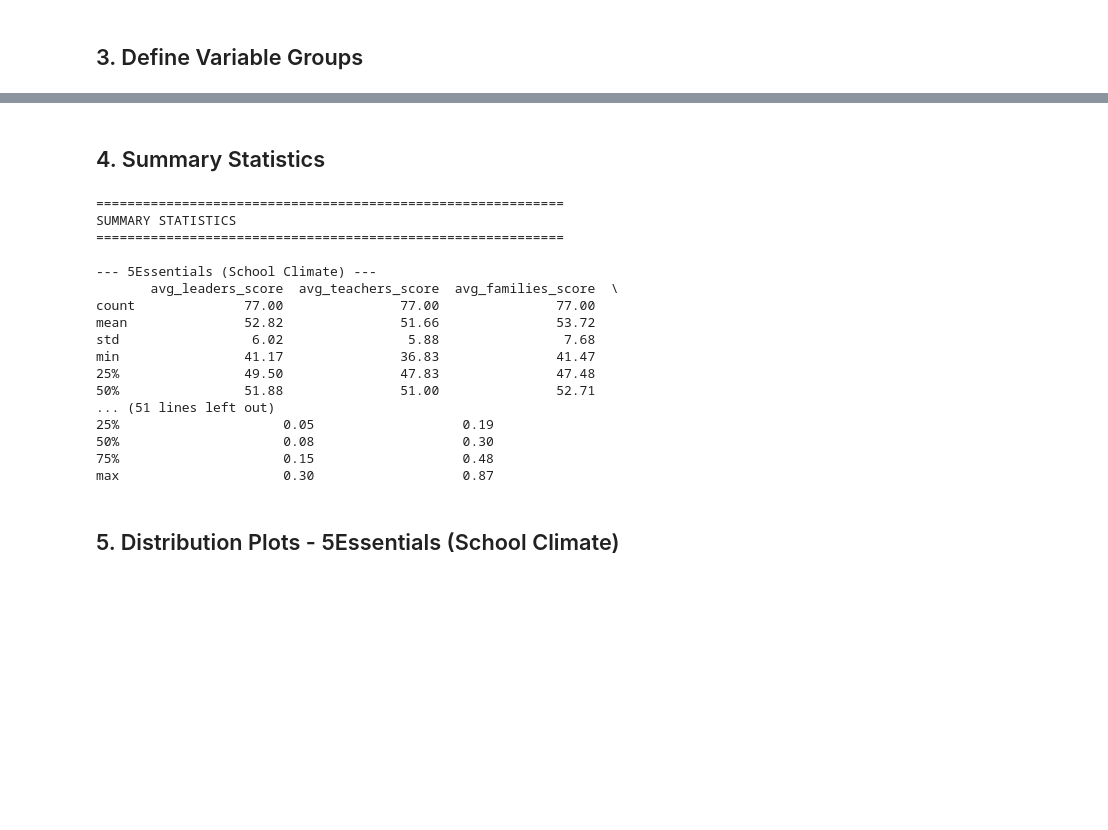
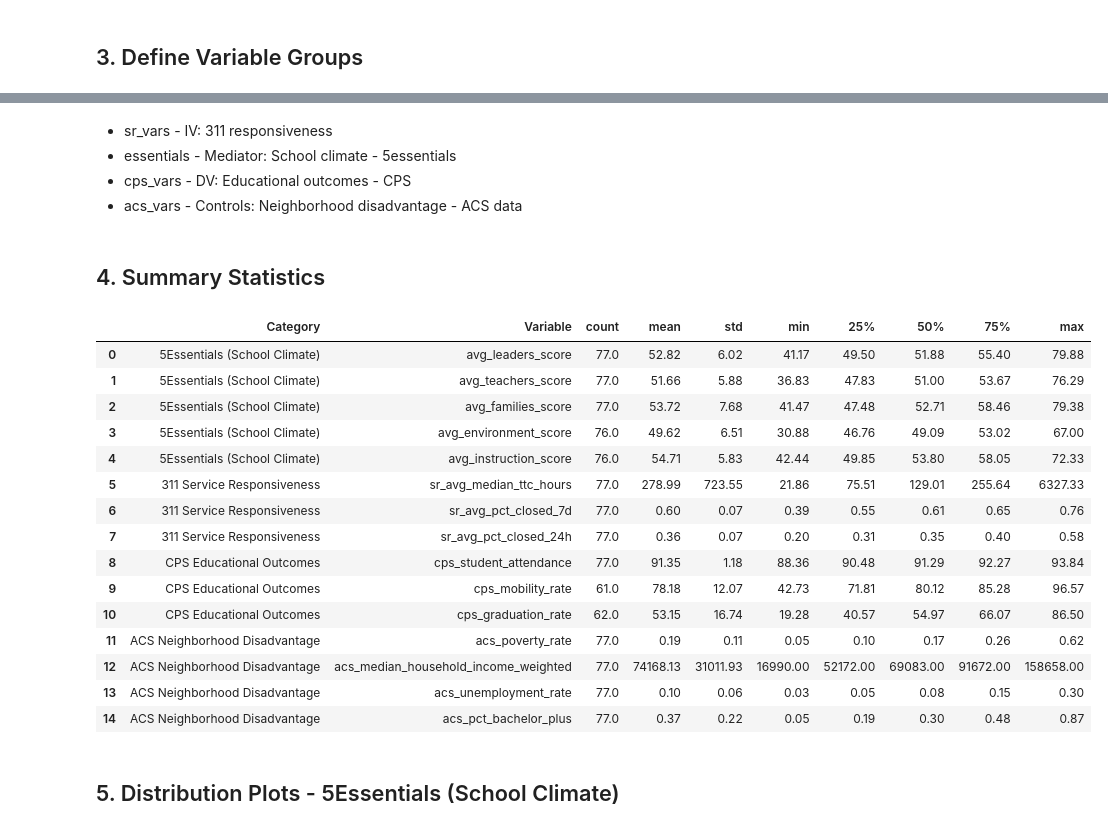
Before and after one commit to yiwang43/spatial-edu-inequality, a Jupyter notebook: eda_analysis.ipynb, the cells around one changed output, grey strips where cells are left out. Cells and saved outputs as stored; diff of their text form; code cells hidden in the pictures; blank space fills up the shorter version.

```diff
--- a/eda_analysis.ipynb
+++ b/eda_analysis.ipynb
@@ -112,39 +92,48 @@ Variable groups defined!
+# %% [markdown]
+* sr_vars - IV: 311 responsiveness
+* essentials - Mediator: School climate - 5essentials
+* cps_vars - DV: Educational outcomes - CPS
+* acs_vars - Controls: Neighborhood disadvantage - ACS data
 # %% [markdown]
 ## 4. Summary Statistics
-# %%
-print('='*60)
-print('SUMMARY STATISTICS')
-print('='*60)
-
-print('\n--- 5Essentials (School Climate) ---')
-print(df[essentials].describe().round(2))
-
-print('\n--- 311 Service Responsiveness ---')
-print(df[sr_vars].describe().round(2))
-
-print('\n--- CPS Educational Outcomes ---')
-print(df[cps_vars].describe().round(2))
-
-print('\n--- ACS Neighborhood Disadvantage ---')
-print(df[acs_vars].describe().round(2))
-# %% [output]
-============================================================
-SUMMARY STATISTICS
-============================================================
-
---- 5Essentials (School Climate) ---
-       avg_leaders_score  avg_teachers_score  avg_families_score  \
-count              77.00               77.00               77.00
-mean               52.82               51.66               53.72
-std                 6.02                5.88                7.68
-min                41.17               36.83               41.47
-25%                49.50               47.83               47.48
-50%                51.88               51.00               52.71
-... (51 lines left out)
-25%                     0.05                   0.19
-50%                     0.08                   0.30
-75%                     0.15                   0.48
-max                     0.30                   0.87
+# %%
+def create_summary_with_category(df, vars_list, category_name):
+    summary = df[vars_list].describe().round(2).T  # Transpose
+    summary['Category'] = category_name
+    summary = summary.reset_index().rename(columns={'index': 'Variable'})
+    return summary
+
+# Create summaries
+summary_5e = create_summary_with_category(df, essentials, '5Essentials (School Climate)')
+summary_311 = create_summary_with_category(df, sr_vars, '311 Service Responsiveness')
+summary_cps = create_summary_with_category(df, cps_vars, 'CPS Educational Outcomes')
+summary_acs = create_summary_with_category(df, acs_vars, 'ACS Neighborhood Disadvantage')
+
+# Combine all
+df_summary = pd.concat([summary_5e, summary_311, summary_cps, summary_acs], ignore_index=True)
+
+# Reorder columns
+df_summary = df_summary[['Category', 'Variable', 'count', 'mean', 'std', 'min', '25%', '50%', '75%', 'max']]
+
+# Display
+df_summary
+# %% [output]
+|  | Category | Variable | count | mean | std | min | 25% | 50% | 75% | max |
+| 0 | 5Essentials (School Climate) | avg_leaders_score | 77.0 | 52.82 | 6.02 | 41.17 | 49.50 | 51.88 | 55.40 | 79.88 |
+| 1 | 5Essentials (School Climate) | avg_teachers_score | 77.0 | 51.66 | 5.88 | 36.83 | 47.83 | 51.00 | 53.67 | 76.29 |
+| 2 | 5Essentials (School Climate) | avg_families_score | 77.0 | 53.72 | 7.68 | 41.47 | 47.48 | 52.71 | 58.46 | 79.38 |
+| 3 | 5Essentials (School Climate) | avg_environment_score | 76.0 | 49.62 | 6.51 | 30.88 | 46.76 | 49.09 | 53.02 | 67.00 |
+| 4 | 5Essentials (School Climate) | avg_instruction_score | 76.0 | 54.71 | 5.83 | 42.44 | 49.85 | 53.80 | 58.05 | 72.33 |
+| 5 | 311 Service Responsiveness | sr_avg_median_ttc_hours | 77.0 | 278.99 | 723.55 | 21.86 | 75.51 | 129.01 | 255.64 | 6327.33 |
+| 6 | 311 Service Responsiveness | sr_avg_pct_closed_7d | 77.0 | 0.60 | 0.07 | 0.39 | 0.55 | 0.61 | 0.65 | 0.76 |
+| 7 | 311 Service Responsiveness | sr_avg_pct_closed_24h | 77.0 | 0.36 | 0.07 | 0.20 | 0.31 | 0.35 | 0.40 | 0.58 |
+| 8 | CPS Educational Outcomes | cps_student_attendance | 77.0 | 91.35 | 1.18 | 88.36 | 90.48 | 91.29 | 92.27 | 93.84 |
+| 9 | CPS Educational Outcomes | cps_mobility_rate | 61.0 | 78.18 | 12.07 | 42.73 | 71.81 | 80.12 | 85.28 | 96.57 |
+| 10 | CPS Educational Outcomes | cps_graduation_rate | 62.0 | 53.15 | 16.74 | 19.28 | 40.57 | 54.97 | 66.07 | 86.50 |
+| 11 | ACS Neighborhood Disadvantage | acs_poverty_rate | 77.0 | 0.19 | 0.11 | 0.05 | 0.10 | 0.17 | 0.26 | 0.62 |
+| 12 | ACS Neighborhood Disadvantage | acs_median_household_income_weighted | 77.0 | 74168.13 | 31011.93 | 16990.00 | 52172.00 | 69083.00 | 91672.00 | 158658.00 |
+| 13 | ACS Neighborhood Disadvantage | acs_unemployment_rate | 77.0 | 0.10 | 0.06 | 0.03 | 0.05 | 0.08 | 0.15 | 0.30 |
+| 14 | ACS Neighborhood Disadvantage | acs_pct_bachelor_plus | 77.0 | 0.37 | 0.22 | 0.05 | 0.19 | 0.30 | 0.48 | 0.87 |
 # %% [markdown]
 ## 5. Distribution Plots - 5Essentials (School Climate)
 # %%
```
Also changed, not shown: parts of 9 cells of this notebook.
